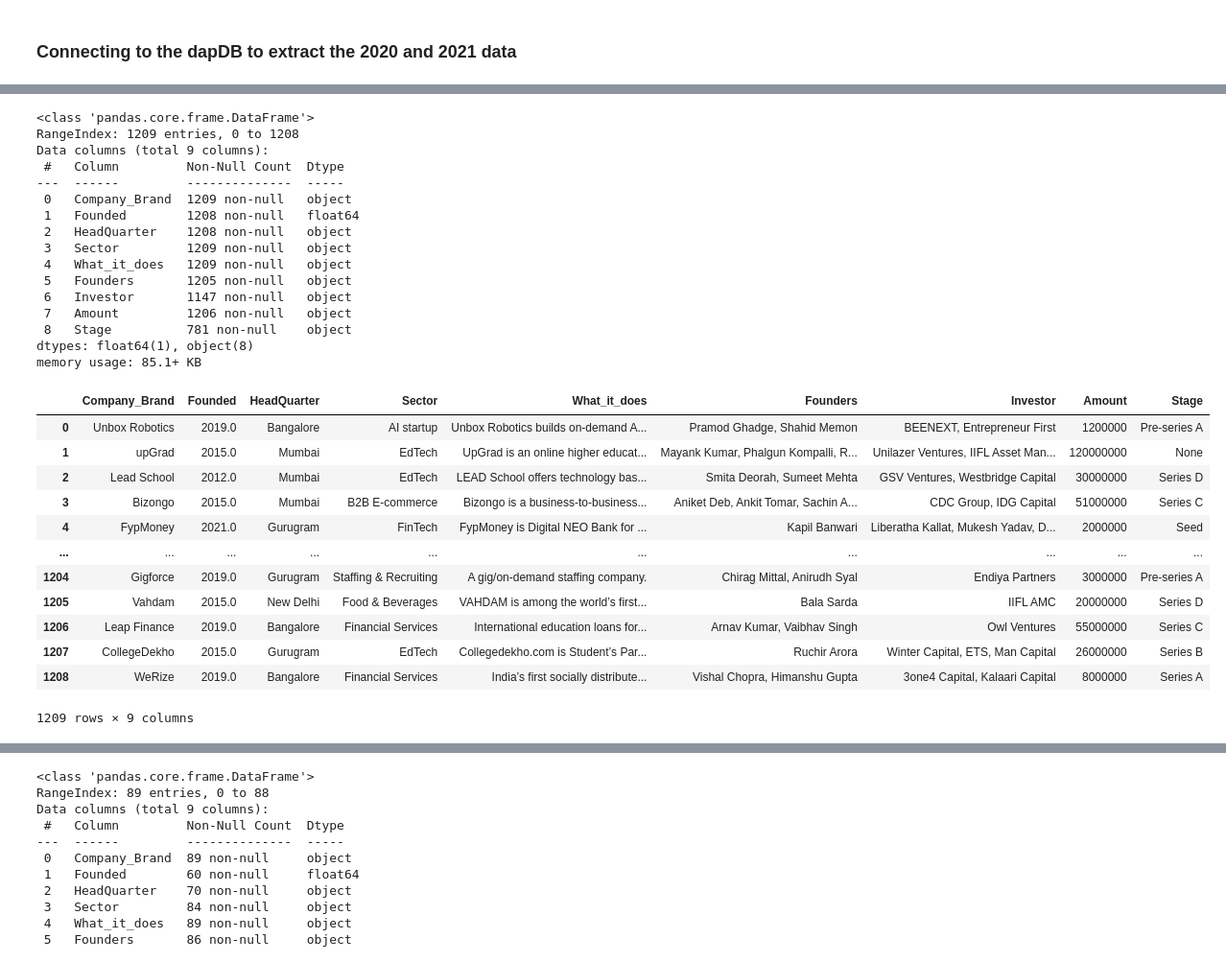
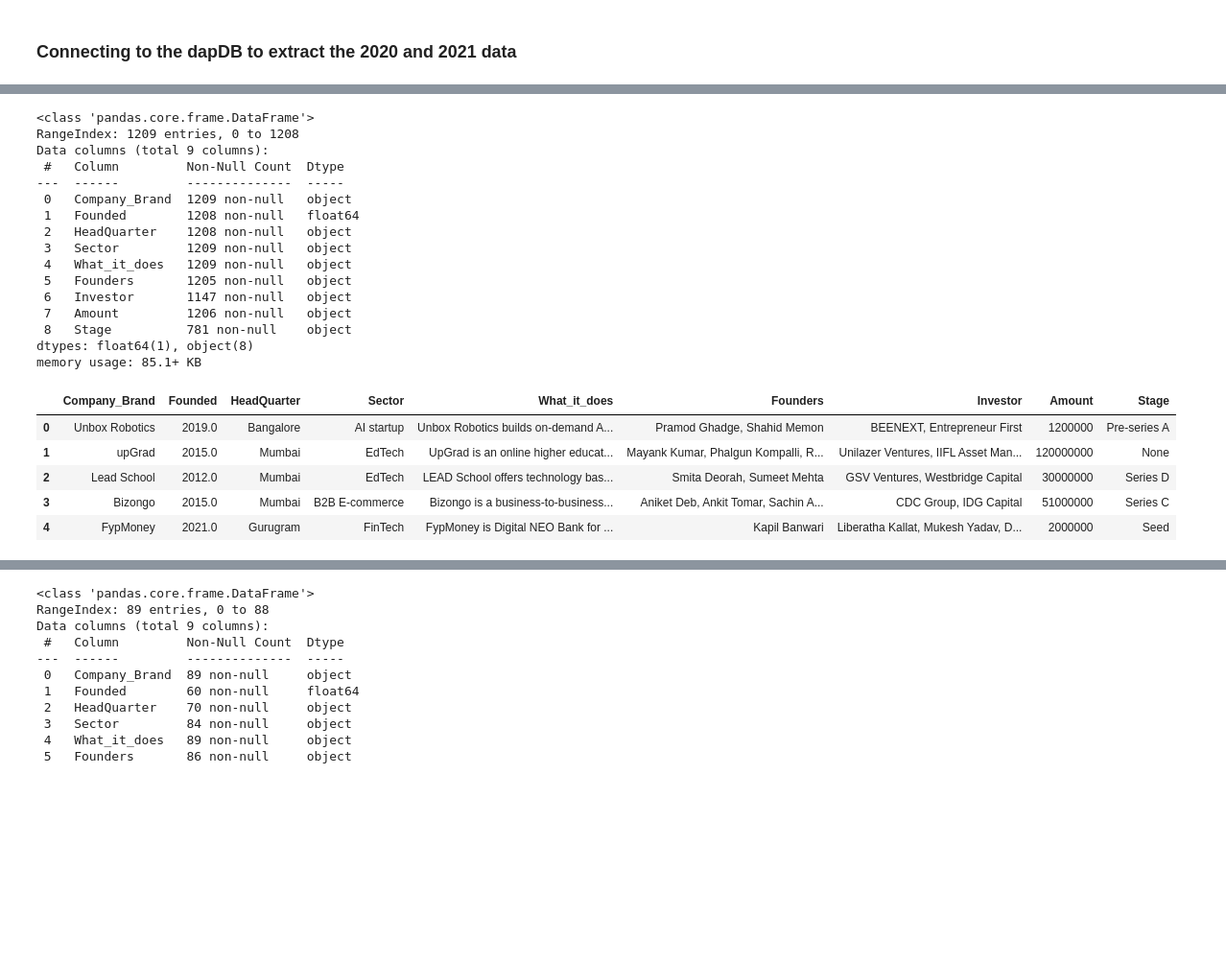
Before and after one commit to kwasichrappah/Indian_start-up_venture_investment_data_analysis, a Jupyter notebook: indian_start-up_capital_investment_data_analysis.ipynb, the cells around one changed output, grey strips where cells are left out. Shown: that part at 96% size. Cells and saved outputs as stored; diff of their text form; code cells hidden in the pictures; blank space fills up the shorter version.

```diff
--- a/indian_start-up_capital_investment_data_analysis.ipynb
+++ b/indian_start-up_capital_investment_data_analysis.ipynb
@@ -77,38 +60,31 @@ memory usage: 85.1+ KB
 # %%
 #remove special characters from amount column
 data_2021.info()
 data_2021['Amount'] = data_2021['Amount'].str.replace('\W', '', regex=True)
-data_2021
+data_2021.head(5)
 # %% [output]
 <class 'pandas.core.frame.DataFrame'>
 RangeIndex: 1209 entries, 0 to 1208
 Data columns (total 9 columns):
  #   Column         Non-Null Count  Dtype
 ---  ------         --------------  -----
  0   Company_Brand  1209 non-null   object
  1   Founded        1208 non-null   float64
  2   HeadQuarter    1208 non-null   object
  3   Sector         1209 non-null   object
  4   What_it_does   1209 non-null   object
  5   Founders       1205 non-null   object
  6   Investor       1147 non-null   object
  7   Amount         1206 non-null   object
  8   Stage          781 non-null    object
 dtypes: float64(1), object(8)
 memory usage: 85.1+ KB
 |  | Company_Brand | Founded | HeadQuarter | Sector | What_it_does | Founders | Investor | Amount | Stage |
 | 0 | Unbox Robotics | 2019.0 | Bangalore | AI startup | Unbox Robotics builds on-demand A... | Pramod Ghadge, Shahid Memon | BEENEXT, Entrepreneur First | 1200000 | Pre-series A |
 | 1 | upGrad | 2015.0 | Mumbai | EdTech | UpGrad is an online higher educat... | Mayank Kumar, Phalgun Kompalli, R... | Unilazer Ventures, IIFL Asset Man... | 120000000 | None |
 | 2 | Lead School | 2012.0 | Mumbai | EdTech | LEAD School offers technology bas... | Smita Deorah, Sumeet Mehta | GSV Ventures, Westbridge Capital | 30000000 | Series D |
 | 3 | Bizongo | 2015.0 | Mumbai | B2B E-commerce | Bizongo is a business-to-business... | Aniket Deb, Ankit Tomar, Sachin A... | CDC Group, IDG Capital | 51000000 | Series C |
 | 4 | FypMoney | 2021.0 | Gurugram | FinTech | FypMoney is Digital NEO Bank for ... | Kapil Banwari | Liberatha Kallat, Mukesh Yadav, D... | 2000000 | Seed |
-| ... | ... | ... | ... | ... | ... | ... | ... | ... | ... |
-| 1204 | Gigforce | 2019.0 | Gurugram | Staffing & Recruiting | A gig/on-demand staffing company. | Chirag Mittal, Anirudh Syal | Endiya Partners | 3000000 | Pre-series A |
-| 1205 | Vahdam | 2015.0 | New Delhi | Food & Beverages | VAHDAM is among the world’s first... | Bala Sarda | IIFL AMC | 20000000 | Series D |
-| 1206 | Leap Finance | 2019.0 | Bangalore | Financial Services | International education loans for... | Arnav Kumar, Vaibhav Singh | Owl Ventures | 55000000 | Series C |
-| 1207 | CollegeDekho | 2015.0 | Gurugram | EdTech | Collegedekho.com is Student’s Par... | Ruchir Arora | Winter Capital, ETS, Man Capital | 26000000 | Series B |
-| 1208 | WeRize | 2019.0 | Bangalore | Financial Services | India’s first socially distribute... | Vishal Chopra, Himanshu Gupta | 3one4 Capital, Kalaari Capital | 8000000 | Series A |
-1209 rows × 9 columns
 # %%
 #Reading 2018 and 2019 data from the csv files
 
```
Also changed, not shown: parts of 8 cells of this notebook.
